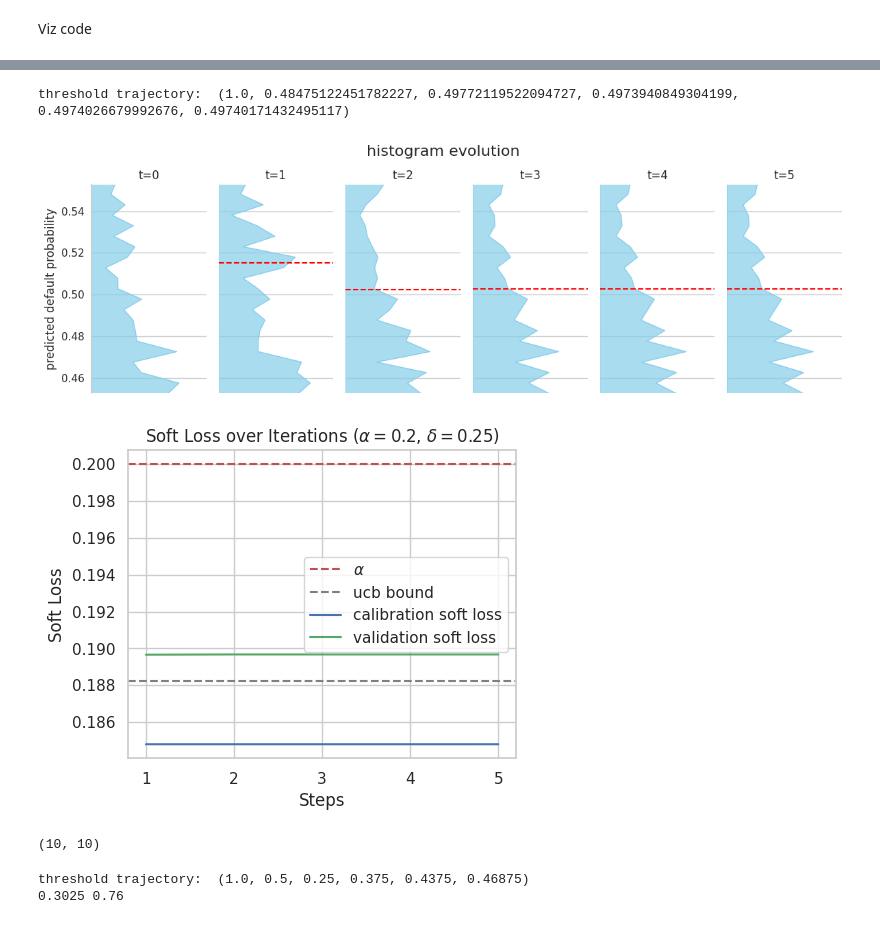
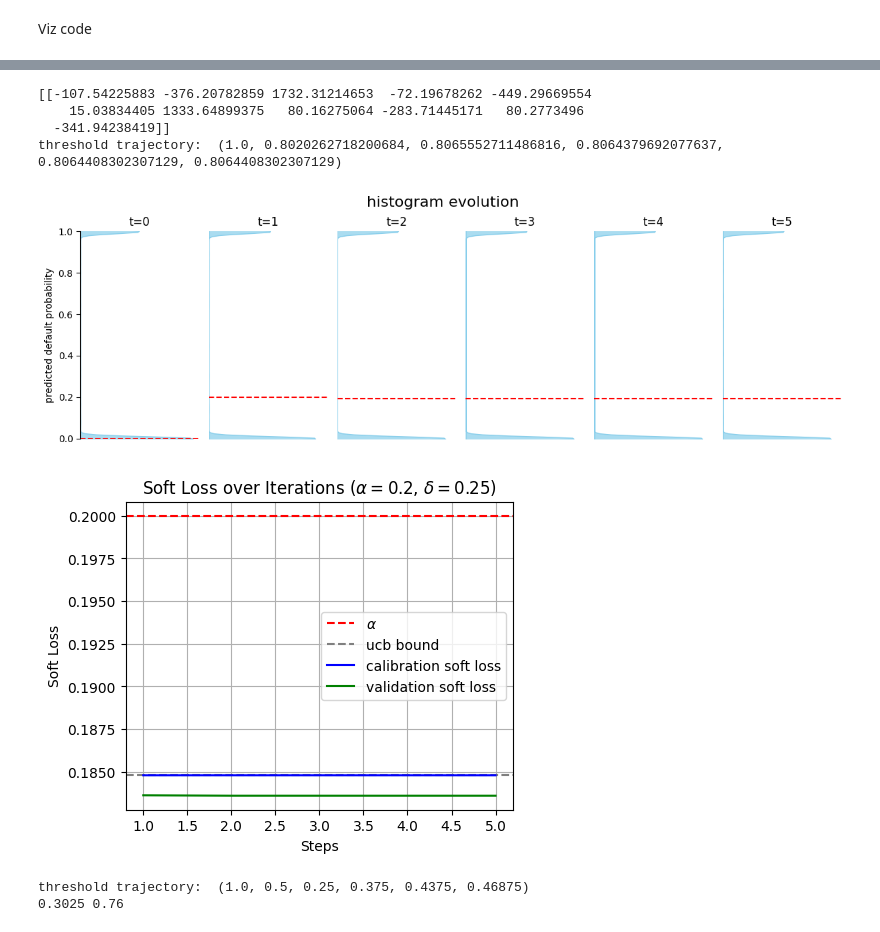
Before and after one commit to livctr/rcpp, a Jupyter notebook: credit-scoring/rcpp.ipynb, the cells around one changed output, grey strips where cells are left out. Drawn from its saved outputs; the diff is of its cells as text; code cells hidden in the pictures.

Commit message:
12/18 meeting, try large coefficient, NoCostFeaturesUpdater

```diff
--- a/credit-scoring/rcpp.ipynb
+++ b/credit-scoring/rcpp.ipynb
@@ -554,19 +387,22 @@ def plot_histogram_evolution(logger, title='histogram evolution', plot_range=0.0
     fig.tight_layout()
     fig.show()
 # %%
-args.epsilon = 100
+# Original
 
-random_state = 124
-soft_loss = SoftLoss(args.loss_softness)
-thresh_updater = SoftLossThreshUpdater(soft_loss, args.delta)
-features_updater = SoftUtilityFeaturesUpdater(model, strat_features, args.epsilon, utility_softness=args.utility_softness)
-results = run_iters(soft_loss, thresh_updater, features_updater, model,
-                    X_cv, Y_cv, args, random_state=random_state, total_iter=5)
+# args.loss_softness = 10
+# args.epsilon = 100
 
-steps, Y_cal_proba = results.get_data("Y_cal_proba")
-_, Y_cal = results.get_data("Y_cal")
-_, threshs = results.get_data("thresh")
-print("threshold trajectory: ", threshs)
+# random_state = 126
+# soft_loss = SoftLoss(args.loss_softness)
+# thresh_updater = SoftLossThreshUpdater(soft_loss, args.delta, args.alpha)
+# features_updater = SoftUtilityFeaturesUpdater(model, strat_features, args.epsilon, utility_softness=args.utility_softness)
+# results = run_iters(soft_loss, thresh_updater, features_updater, model,
+#                     X_cv, Y_cv, args, random_state=random_state, total_iter=5)
 
-plot_histogram_evolution(results, title='histogram evolution')
-show_loss_over_iter(results, args.alpha, args.delta)
+# steps, Y_cal_proba = results.get_data("Y_cal_proba")
+# _, Y_cal = results.get_data("Y_cal")
+# _, threshs = results.get_data("thresh")
+# print("threshold trajectory: ", threshs)
+
+# plot_histogram_evolution(results, title='histogram evolution', window=(0,1))
+# show_loss_over_iter(results, args.alpha, args.delta, n=len(Y_cal[0]))
@@ -577,29 +409,34 @@ threshold trajectory:  (1.0, 0.5135083198547363, 0.5686192512512207, 0.567208766
 # %%
-# binary
-args.epsilon = 1
+# No cost features update (best case for maximizing distribution shift)
+
+model = train_logistic_regression(X_train, Y_train)
+model.coef_ *= 1000
+print(model.coef_)
+
+args.loss_softness = 1
+args.epsilon = 5e-1
 
 random_state = 124
 soft_loss = SoftLoss(args.loss_softness)
-thresh_updater = SoftLossThreshUpdater(soft_loss, args.delta)
+thresh_updater = SoftLossThreshUpdater(soft_loss, args.delta, args.alpha)
 features_updater = NoCostFeaturesUpdater(model, strat_features, args.epsilon)
 results = run_iters(soft_loss, thresh_updater, features_updater, model,
                     X_cv, Y_cv, args, random_state=random_state, total_iter=5)
 
 steps, Y_cal_proba = results.get_data("Y_cal_proba")
 _, Y_cal = results.get_data("Y_cal")
 _, threshs = results.get_data("thresh")
 print("threshold trajectory: ", threshs)
 
-plot_histogram_evolution(results, title='histogram evolution')
-show_loss_over_iter(results, args.alpha, args.delta)
+plot_histogram_evolution(results, title='histogram evolution', window=(0,1))
+show_loss_over_iter(results, args.alpha, args.delta, n=len(Y_cal[0]))
 # %% [output]
-threshold trajectory:  (1.0, 0.48475122451782227, 0.49772119522094727, 0.4973940849304199, 0.4974026679992676, 0.49740171432495117)
+[[-107.54225883 -376.20782859 1732.31214653  -72.19678262 -449.29669554
+    15.03834405 1333.64899375   80.16275064 -283.71445171   80.2773496
+  -341.94238419]]
+threshold trajectory:  (1.0, 0.8020262718200684, 0.8065552711486816, 0.8064379692077637, 0.8064408302307129, 0.8064408302307129)
-[figure, old version]
+[figure, new version]
-[figure, old version]
+[figure, new version]
-# %%
-args.loss_softness, args.utility_softness
-# %% [output]
-(10, 10)
 # %%
 # binary
 args.epsilon = 1
```
Also changed, not shown: parts of 11 cells of this notebook, 1 other file.
